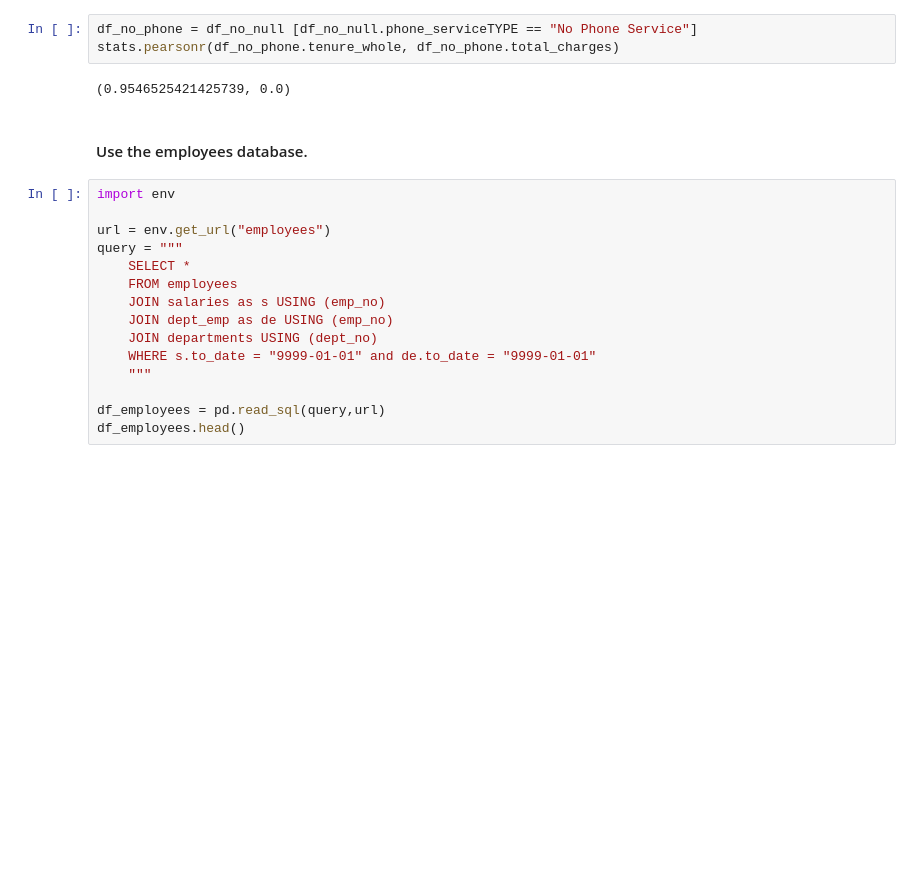
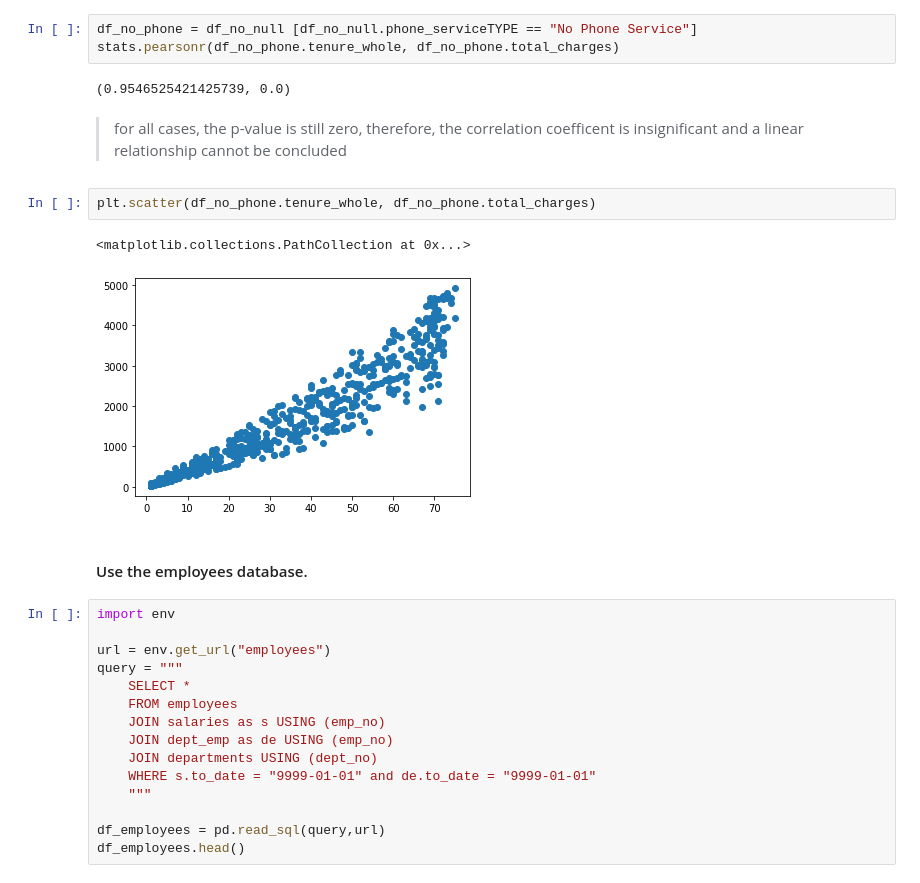
Before and after one commit to misty-garcia/statistics-exercises, a Jupyter notebook: hypothesis_testing.ipynb, the cells around one changed output. Drawn from its saved outputs; the diff is of its cells as text; blank space fills up the shorter version.

```diff
--- a/hypothesis_testing.ipynb
+++ b/hypothesis_testing.ipynb
@@ -205,6 +210,13 @@ df_no_phone = df_no_null [df_no_null.phone_serviceTYPE == "No Phone Service"]
 stats.pearsonr(df_no_phone.tenure_whole, df_no_phone.total_charges)
 # %% [output]
 (0.9546525421425739, 0.0)
+# %% [markdown]
+> for all cases, the p-value is still zero, therefore, the correlation coefficent is insignificant and a linear relationship cannot be concluded
+# %%
+plt.scatter(df_no_phone.tenure_whole, df_no_phone.total_charges)
+# %% [output]
+<matplotlib.collections.PathCollection at 0x...>
+[figure, added]
 # %% [markdown]
 #### Use the employees database.
 # %%
```
Also changed, not shown: parts of 13 cells of this notebook.
